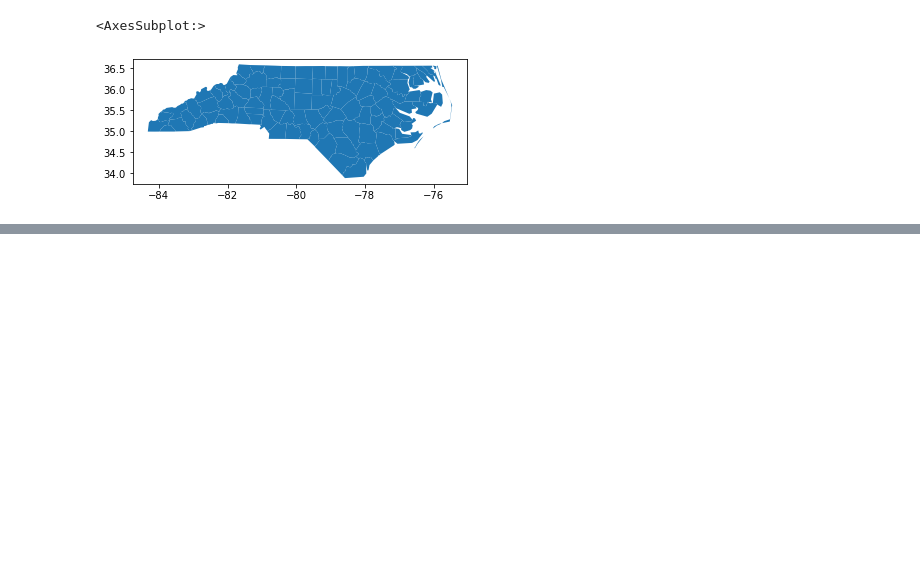
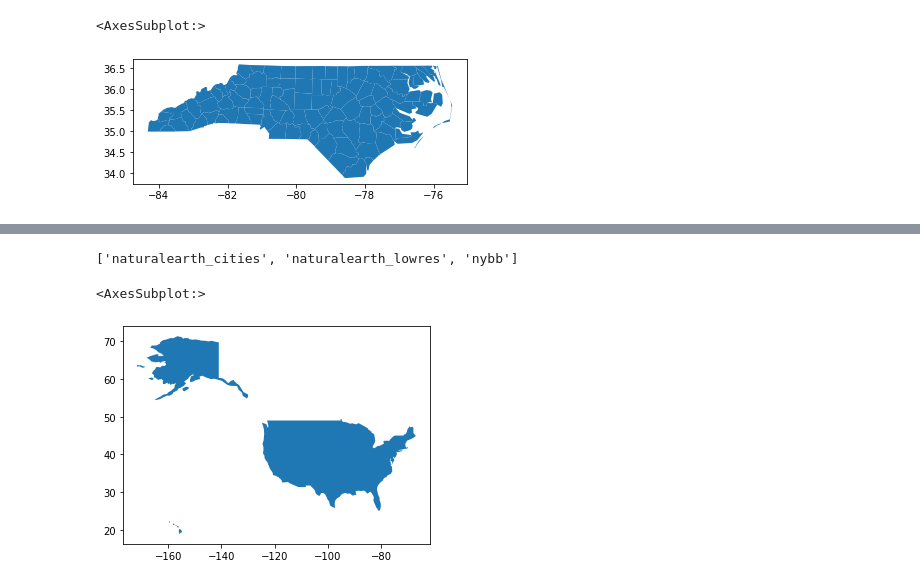
Before and after one commit to mhweber/AWRA2022GeoWorkshop, a Jupyter notebook: Workbooks/Python/Session2/Geoprocessing in Python - Importing.ipynb, the cells around one changed output, grey strips where cells are left out. Drawn from its saved outputs; the diff is of its cells as text; code cells hidden in the pictures; blank space fills up the shorter version.

```diff
--- a/Workbooks/Python/Session2/Geoprocessing in Python - Importing.ipynb
+++ b/Workbooks/Python/Session2/Geoprocessing in Python - Importing.ipynb
@@ -76,0 +78,11 @@ nc.plot()
+# %%
+gpd.datasets.available
+# %% [output]
+['naturalearth_cities', 'naturalearth_lowres', 'nybb']
+# %%
+world = gpd.read_file(
+    gpd.datasets.get_path("naturalearth_lowres")
+)
+# %% [output]
+<AxesSubplot:>
+[figure, added]
```
Also changed, not shown: parts of 8 cells of this notebook, 1 other file.
